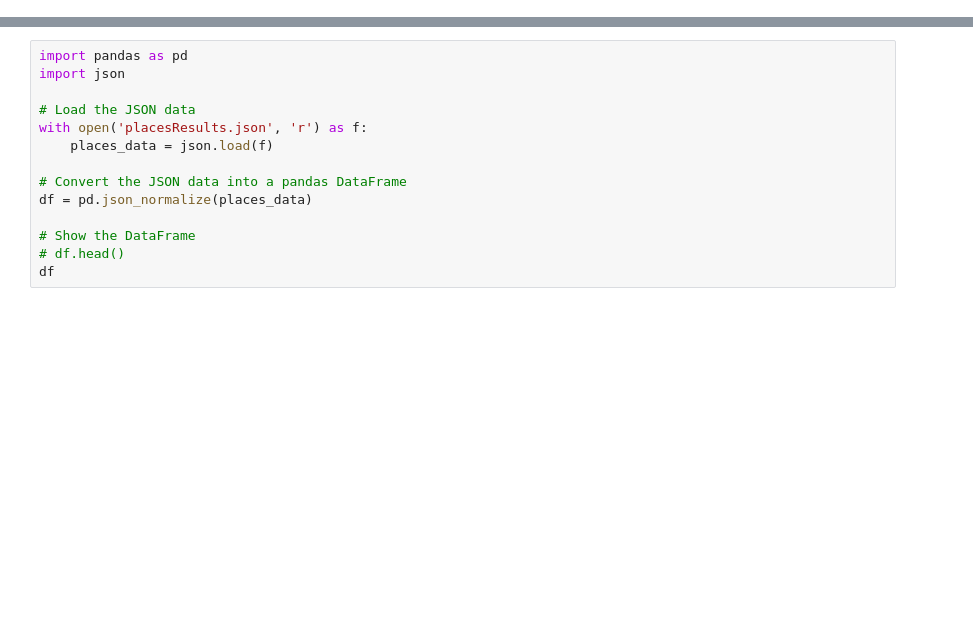
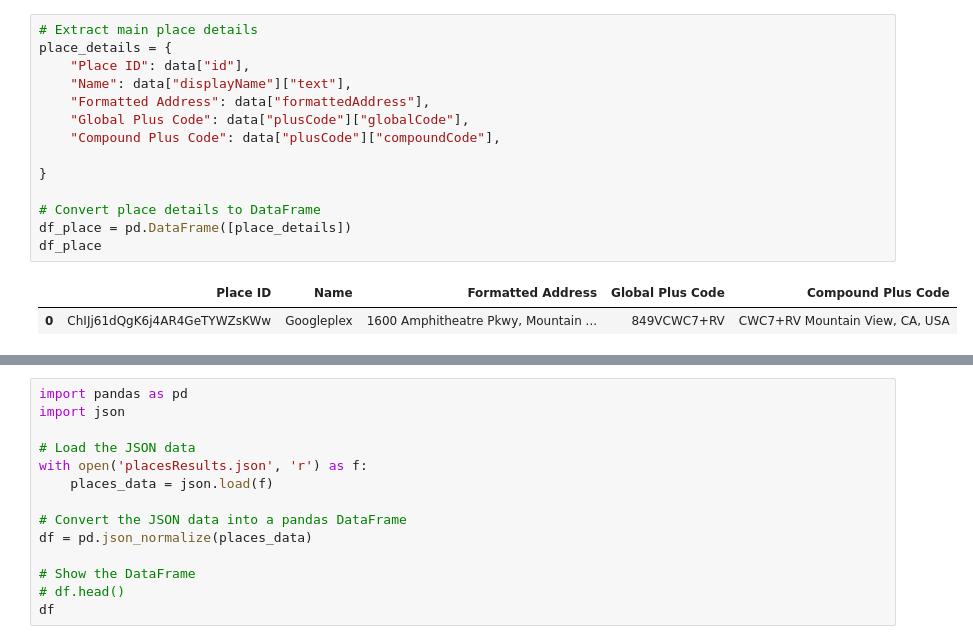
Before and after one commit to mahmouddraz/personareviews, a Jupyter notebook: api_call.ipynb, the cells around one changed output, grey strips where cells are left out. Saved outputs shown, nothing was run; the diff lists cells and outputs as text; blank space fills up the shorter version.

Commit message:
added more details form places

```diff
--- a/api_call.ipynb
+++ b/api_call.ipynb
@@ -55,0 +245,17 @@ I was there with a few friends and besides the muffins being a little dry we had
+# %%
+# Extract main place details
+place_details = {
+    "Place ID": data["id"],
+    "Name": data["displayName"]["text"],
+    "Formatted Address": data["formattedAddress"],
+    "Global Plus Code": data["plusCode"]["globalCode"],
+    "Compound Plus Code": data["plusCode"]["compoundCode"],
+
+}
+
+# Convert place details to DataFrame
+df_place = pd.DataFrame([place_details])
+df_place
+# %% [output]
+|  | Place ID | Name | Formatted Address | Global Plus Code | Compound Plus Code |
+| 0 | ChIJj61dQgK6j4AR4GeTYWZsKWw | Googleplex | 1600 Amphitheatre Pkwy, Mountain ... | 849VCWC7+RV | CWC7+RV Mountain View, CA, USA |
```
Also changed, not shown: parts of 6 cells of this notebook.
